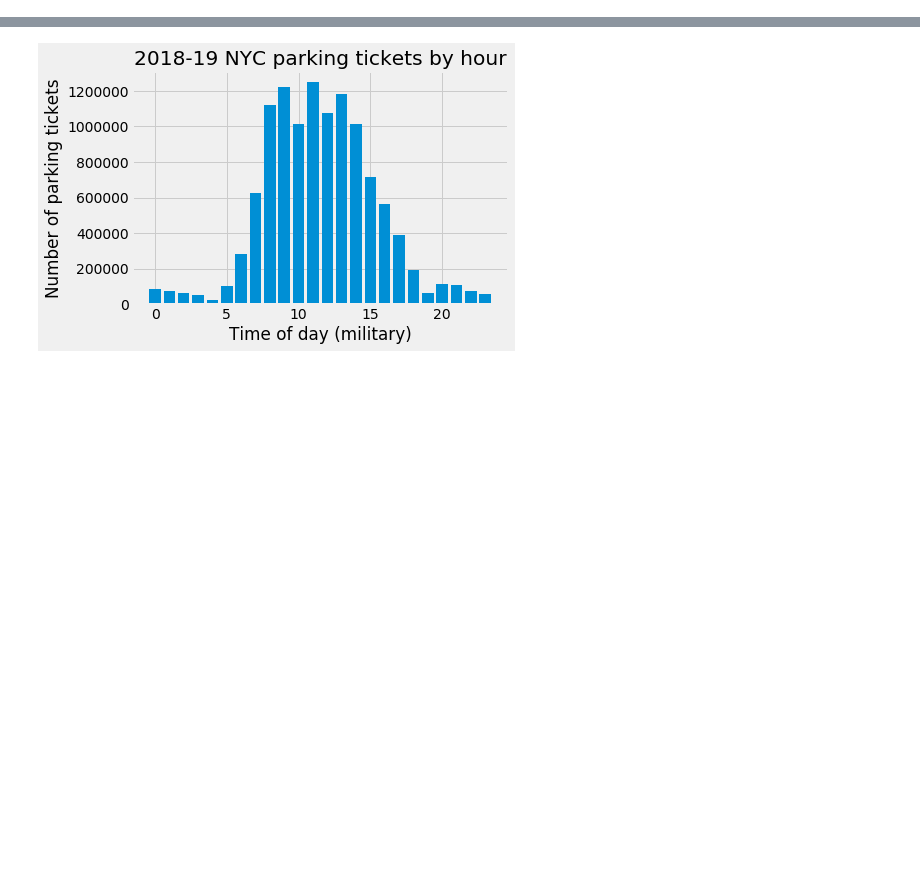
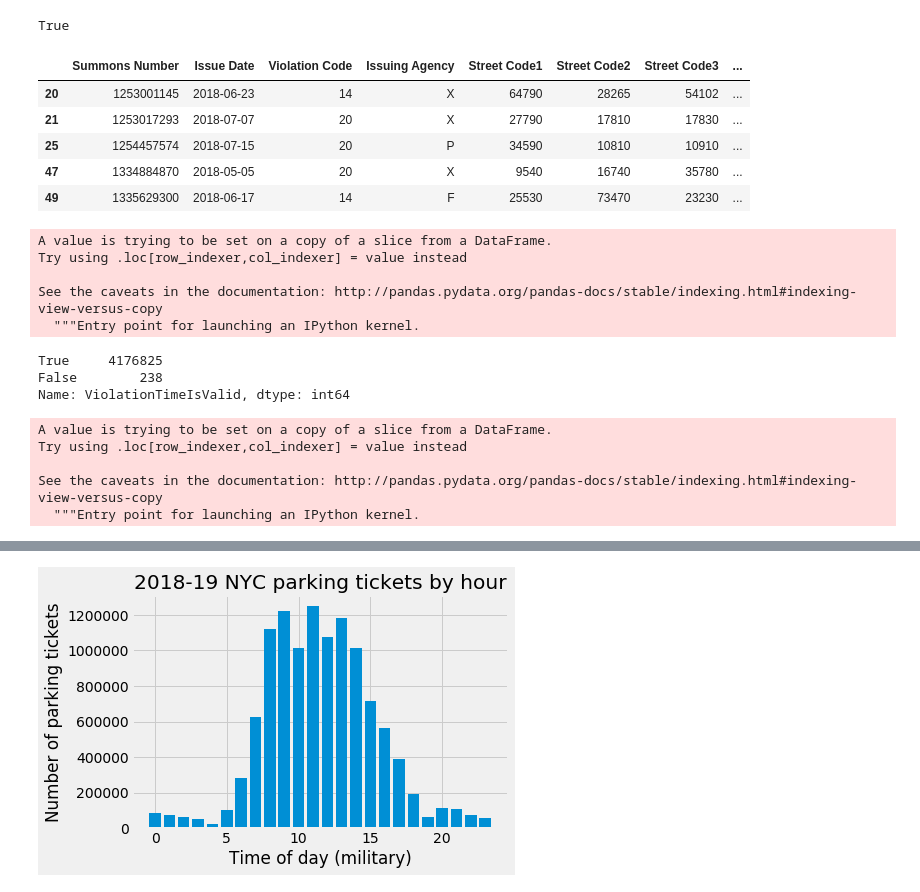
Before and after one commit to polandspring6/NYC_Parking, a Jupyter notebook: NYC_Parking.ipynb, the cells around one changed output, grey strips where cells are left out. Saved outputs shown, nothing was run; the diff lists cells and outputs as text; code cells hidden in the pictures; blank space fills up the shorter version.

```diff
--- a/NYC_Parking.ipynb
+++ b/NYC_Parking.ipynb
@@ -58,0 +210,12 @@ df['ViolationHour'] = df['Violation Time'].astype('str').progress_apply(violatio
+# %%
+def segment_time_block(example_int):
+    if example_int < 8:
+        return '12AM to 8AM'
+    elif example_int > 7 and example_int < 16:
+        return '8AM to 4PM'
+    elif example_int > 15:
+        return '4PM to 12AM'
+    else:
+        return None
+# %%
+dfcombined3['TimeBlock'] = dfcombined3['ViolationHour'].progress_apply(segment_time_block)
@@ -58,0 +226,2 @@ df['ViolationHour'] = df['Violation Time'].astype('str').progress_apply(violatio
+# %%
+dfweekends = dfcombined3[dfcombined3['weekday'].isin([5,6])]
@@ -58,0 +312,13 @@ df['ViolationHour'] = df['Violation Time'].astype('str').progress_apply(violatio
+# %%
+webbrowser.open('weekendmap.html')
+# %% [output]
+True
+# %%
+dfweekends.head()
+# %% [output]
+|  | Summons Number | Issue Date | Violation Code | Issuing Agency | Street Code1 | Street Code2 | Street Code3 | ... |
+| 20 | 1253001145 | 2018-06-23 | 14 | X | 64790 | 28265 | 54102 | ... |
+| 21 | 1253017293 | 2018-07-07 | 20 | X | 27790 | 17810 | 17830 | ... |
+| 25 | 1254457574 | 2018-07-15 | 20 | P | 34590 | 10810 | 10910 | ... |
+| 47 | 1334884870 | 2018-05-05 | 20 | X | 9540 | 16740 | 35780 | ... |
+| 49 | 1335629300 | 2018-06-17 | 14 | F | 25530 | 73470 | 23230 | ... |
@@ -58,0 +331,14 @@ df['ViolationHour'] = df['Violation Time'].astype('str').progress_apply(violatio
+# %%
+dfweekends['ViolationTimeIsValid'] = dfweekends['Violation Time'].astype('str').progress_apply(check_time)
+# %% [output]
+A value is trying to be set on a copy of a slice from a DataFrame.
+Try using .loc[row_indexer,col_indexer] = value instead
+
+See the caveats in the documentation: http://pandas.pydata.org/pandas-docs/stable/indexing.html#indexing-view-versus-copy
+  """Entry point for launching an IPython kernel.
+# %%
+dfweekends['ViolationTimeIsValid'].value_counts()
+# %% [output]
+True     4176825
+False        238
+Name: ViolationTimeIsValid, dtype: int64
@@ -58,0 +360,8 @@ df['ViolationHour'] = df['Violation Time'].astype('str').progress_apply(violatio
+# %%
+dfweekends['ViolationHour'] = dfweekends['Violation Time'].astype('str').progress_apply(violation_hour)
+# %% [output]
+A value is trying to be set on a copy of a slice from a DataFrame.
+Try using .loc[row_indexer,col_indexer] = value instead
+
+See the caveats in the documentation: http://pandas.pydata.org/pandas-docs/stable/indexing.html#indexing-view-versus-copy
+  """Entry point for launching an IPython kernel.
```
Also changed, not shown: parts of 81 cells of this notebook, 1 other file.
